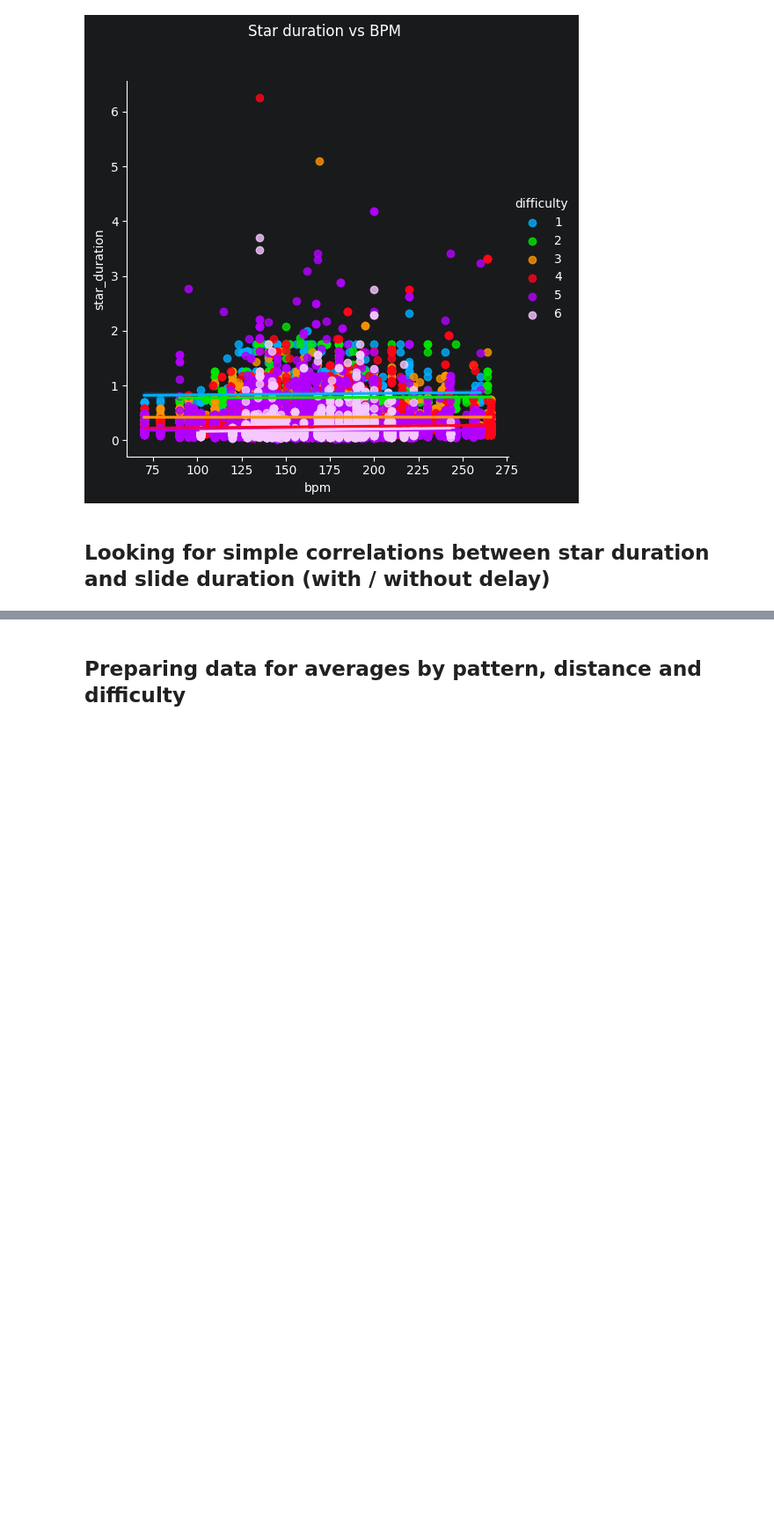
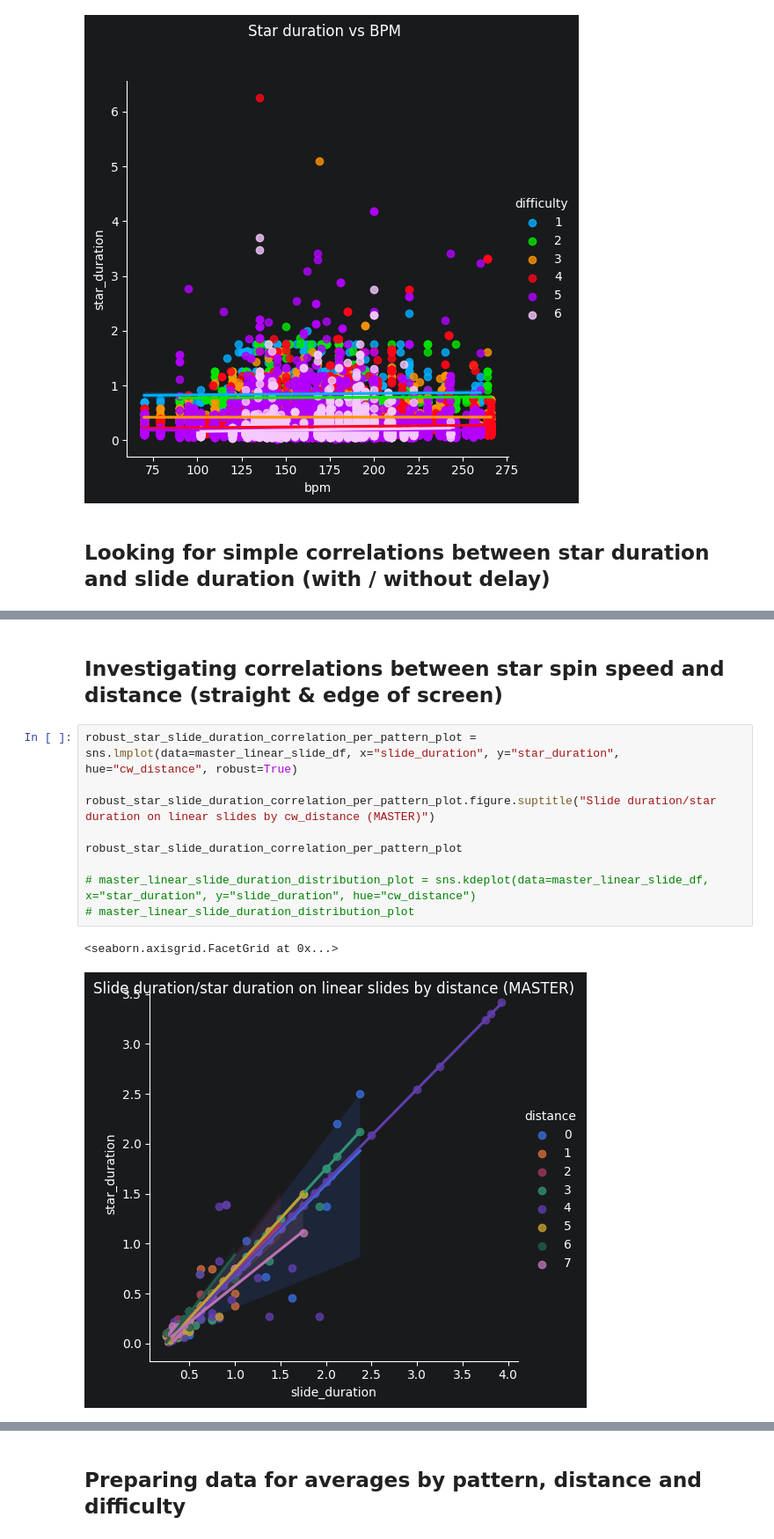
Before and after one commit to FiNALE-PLUS/knowledge-base, a Jupyter notebook: slide star rotation speed analysis/slide_analysis.ipynb, the cells around one changed output, grey strips where cells are left out. Shown at 88% size. Drawn from its saved outputs; the diff is of its cells as text; blank space fills up the shorter version.

```diff
--- a/slide star rotation speed analysis/slide_analysis.ipynb
+++ b/slide star rotation speed analysis/slide_analysis.ipynb
@@ -331,0 +146,14 @@ plot.savefig(f"pruned_slides_grouped_clockwise_difficulties_sdt+sct.png")
+# %% [markdown]
+## Investigating correlations between star spin speed and distance (straight & edge of screen)
+# %%
+robust_star_slide_duration_correlation_per_pattern_plot = sns.lmplot(data=master_linear_slide_df, x="slide_duration", y="star_duration", hue="cw_distance", robust=True)
+
+robust_star_slide_duration_correlation_per_pattern_plot.figure.suptitle("Slide duration/star duration on linear slides by cw_distance (MASTER)")
+
+robust_star_slide_duration_correlation_per_pattern_plot
+
+# master_linear_slide_duration_distribution_plot = sns.kdeplot(data=master_linear_slide_df, x="star_duration", y="slide_duration", hue="cw_distance")
+# master_linear_slide_duration_distribution_plot
+# %% [output]
+<seaborn.axisgrid.FacetGrid at 0x...>
+[figure, added]
```
Also changed, not shown: parts of 34 cells of this notebook, 6 other files.
